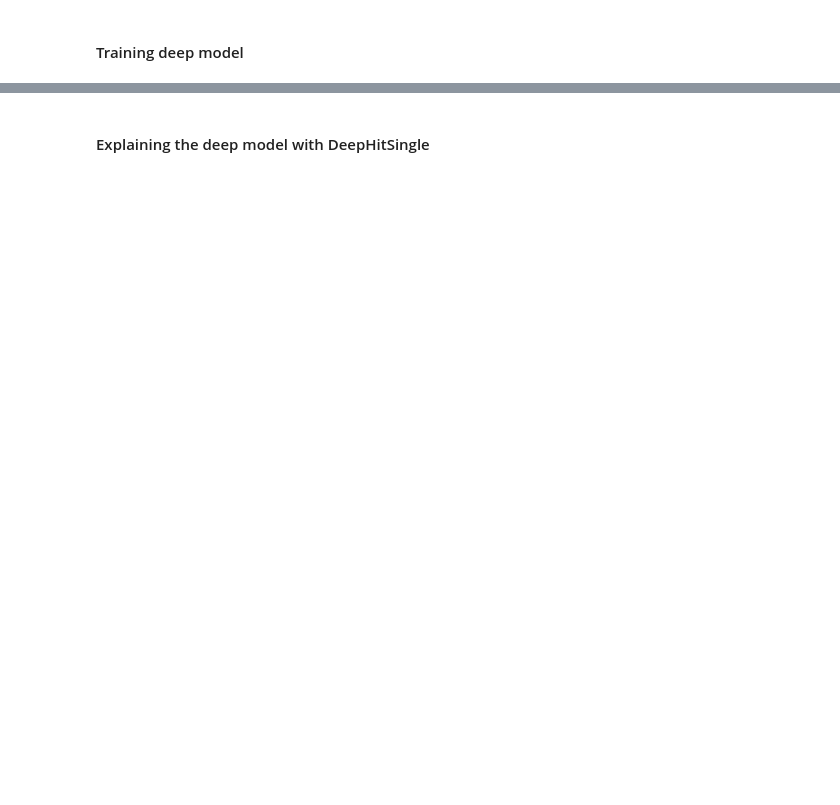
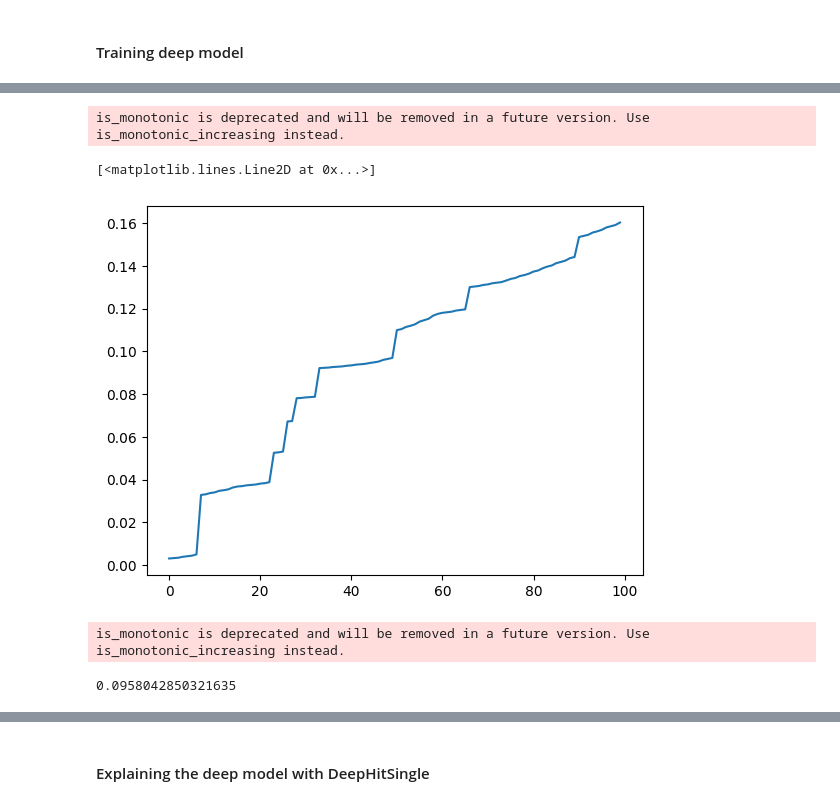
Before and after one commit to kuba-krj/survshap, a Jupyter notebook: exp3_trained_network.ipynb, the cells around one changed output, grey strips where cells are left out. Drawn from its saved outputs; the diff is of its cells as text; code cells hidden in the pictures; blank space fills up the shorter version.

```diff
--- a/exp3_trained_network.ipynb
+++ b/exp3_trained_network.ipynb
@@ -350,3 +351,18 @@ _ = log.plot()
+# %%
+eval_surv = EvalSurv(surv, durations_test, events_test.astype(bool), censor_surv='km')
+bs = eval_surv.brier_score(model_.event_times_)
+plt.plot(bs)
+# %% [output]
+is_monotonic is deprecated and will be removed in a future version. Use is_monotonic_increasing instead.
+[<matplotlib.lines.Line2D at 0x...>]
+[figure, added]
+# %%
+eval_surv = EvalSurv(surv, durations_test, events_test.astype(bool), censor_surv='km')
+bs = eval_surv.integrated_brier_score(model_.event_times_)
+bs
+# %% [output]
+is_monotonic is deprecated and will be removed in a future version. Use is_monotonic_increasing instead.
+0.0958042850321635
 # %%
 surv = model.interpolate(20).predict_surv_df(x_test)
 surv.iloc[:, :10].plot(drawstyle='steps-post')
```
Also changed, not shown: parts of 10 cells of this notebook.
